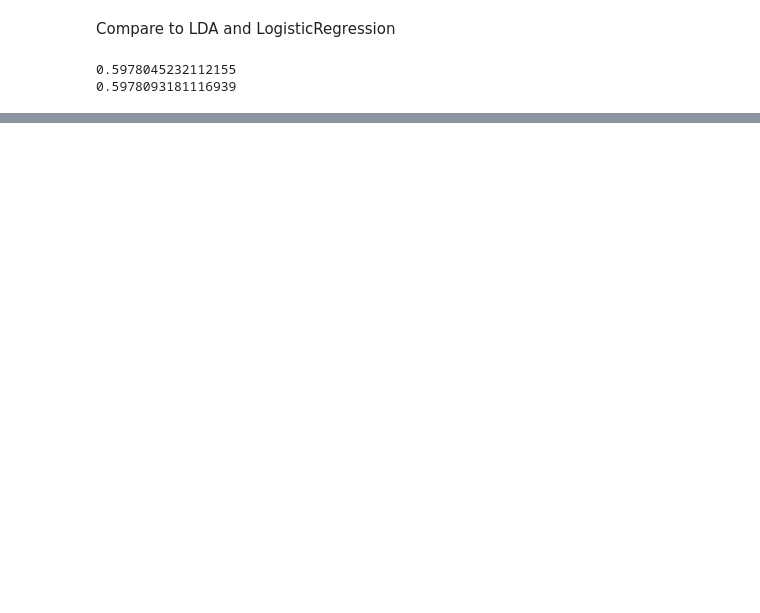
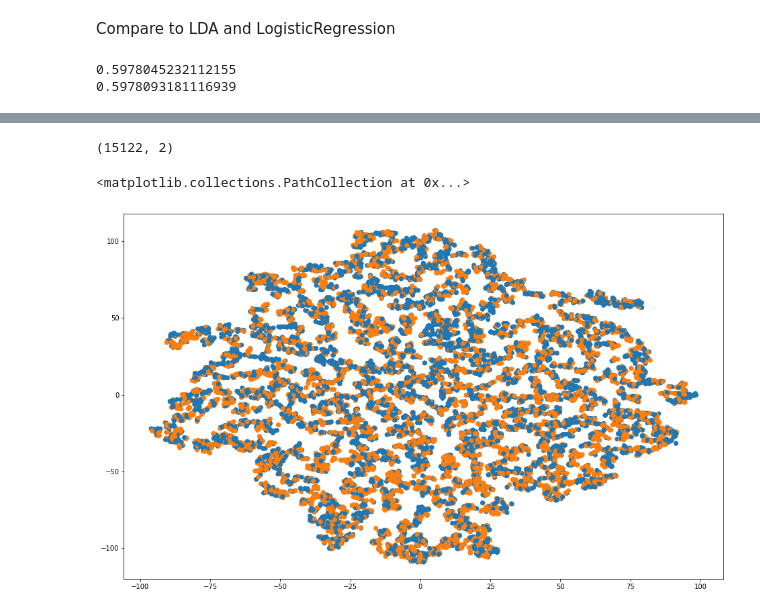
Before and after one commit to sophzen/mne-torch, a Jupyter notebook: nb/linear_torch.ipynb, the cells around one changed output, grey strips where cells are left out. Drawn from its saved outputs; the diff is of its cells as text; code cells hidden in the pictures; blank space fills up the shorter version.

```diff
--- a/nb/linear_torch.ipynb
+++ b/nb/linear_torch.ipynb
@@ -158,0 +153,4 @@ TypeError: __init__() got an unexpected keyword argument 'random_state'
+# %%
+logreg = LR(random_state=0).fit(X_train, y_train)
+print(logreg.score(X_train, y_train))
+print(logreg.score(X_test, y_test))
@@ -182,9 +218,13 @@ plt.scatter(X_embedded[:,0], X_embedded[:,1], c=cmap(Y_tr))
 # %%
-X_tr = (X_train.to_numpy() + linreg.coef_)
+X_tr = (X_train.to_numpy() + logreg.coef_)
 X_embedded = TSNE(n_components=2, learning_rate='auto', init='random').fit_transform(X_tr)
 print(X_embedded.shape)
 fig = plt.figure(figsize=(16,10))
 plt.scatter(X_embedded[:,0], X_embedded[:,1], c=cmap(Y_tr))
+# %% [output]
+(15122, 2)
+<matplotlib.collections.PathCollection at 0x...>
+[figure, added]
 # %%
 X_tr = (X_train.to_numpy() + lda.coef_)
 X_embedded = TSNE(n_components=2, learning_rate='auto', init='random').fit_transform(X_tr)
```
Also changed, not shown: parts of 15 cells of this notebook.
